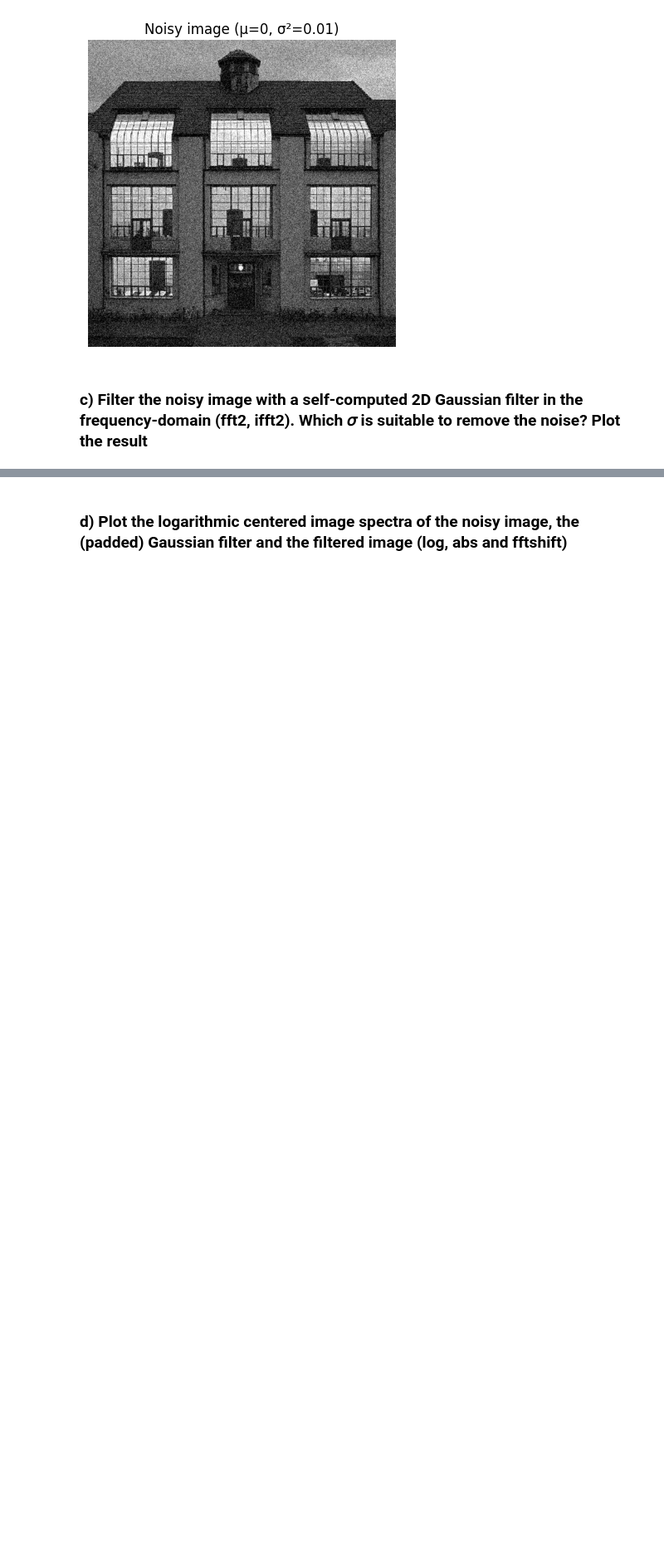
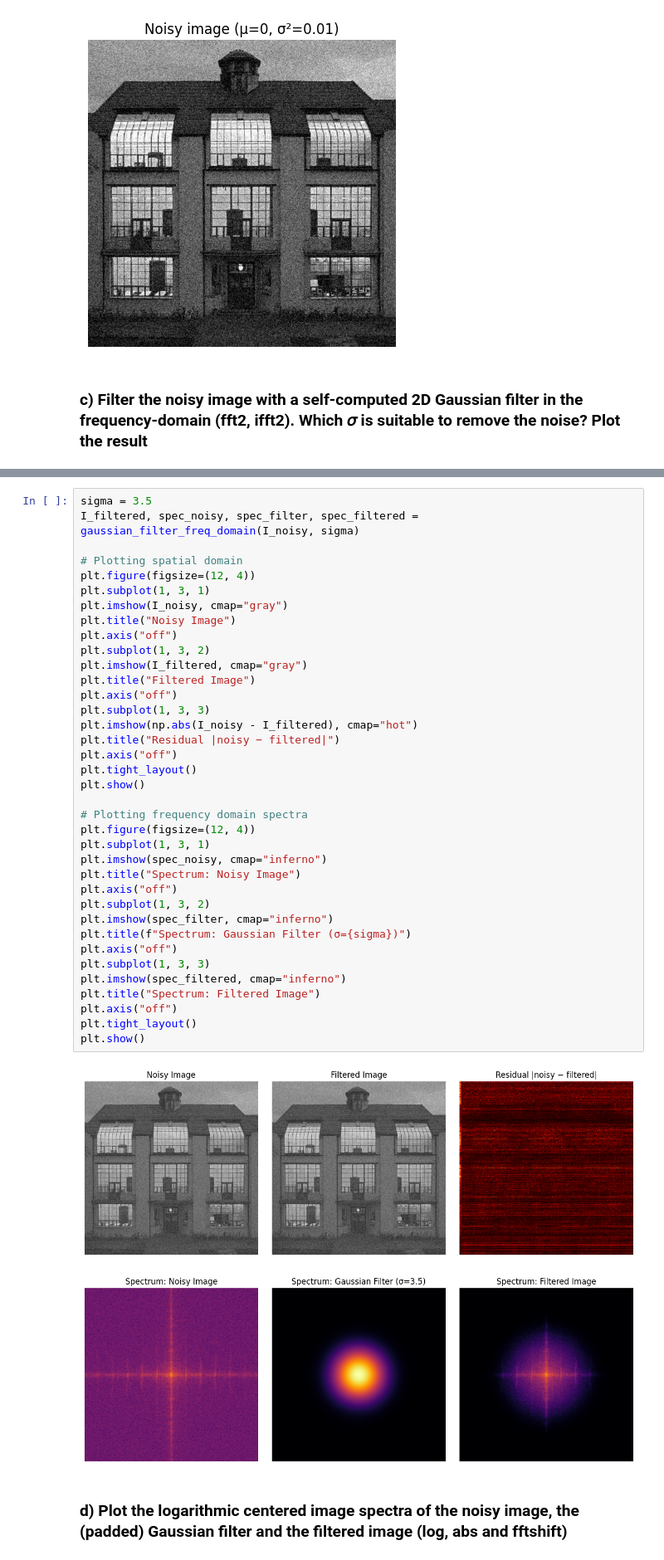
Before and after one commit to DerIltis/IAOR_SS26, a Jupyter notebook: src/Assignment4.ipynb, the cells around one changed output, grey strips where cells are left out. Shown at 83% size. Cells and saved outputs as stored; diff of their text form; blank space fills up the shorter version.

```diff
--- a/src/Assignment4.ipynb
+++ b/src/Assignment4.ipynb
@@ -51,2 +80,42 @@ plt.show()
+# %%
+sigma = 3.5
+I_filtered, spec_noisy, spec_filter, spec_filtered = gaussian_filter_freq_domain(I_noisy, sigma)
+
+# Plotting spatial domain
+plt.figure(figsize=(12, 4))
+plt.subplot(1, 3, 1)
+plt.imshow(I_noisy, cmap="gray")
+plt.title("Noisy Image")
+plt.axis("off")
+plt.subplot(1, 3, 2)
+plt.imshow(I_filtered, cmap="gray")
+plt.title("Filtered Image")
+plt.axis("off")
+plt.subplot(1, 3, 3)
+plt.imshow(np.abs(I_noisy - I_filtered), cmap="hot")
+plt.title("Residual |noisy − filtered|")
+plt.axis("off")
+plt.tight_layout()
+plt.show()
+
+# Plotting frequency domain spectra
+plt.figure(figsize=(12, 4))
+plt.subplot(1, 3, 1)
+plt.imshow(spec_noisy, cmap="inferno")
+plt.title("Spectrum: Noisy Image")
+plt.axis("off")
+plt.subplot(1, 3, 2)
+plt.imshow(spec_filter, cmap="inferno")
+plt.title(f"Spectrum: Gaussian Filter (σ={sigma})")
+plt.axis("off")
+plt.subplot(1, 3, 3)
+plt.imshow(spec_filtered, cmap="inferno")
+plt.title("Spectrum: Filtered Image")
+plt.axis("off")
+plt.tight_layout()
+plt.show()
+# %% [output]
+[figure, added]
+[figure, added]
 # %% [markdown]
 ### d) Plot the logarithmic centered image spectra of the noisy image, the (padded) Gaussian filter and the filtered image (log, abs and fftshift)
```
Also changed, not shown: parts of 3 cells of this notebook.
